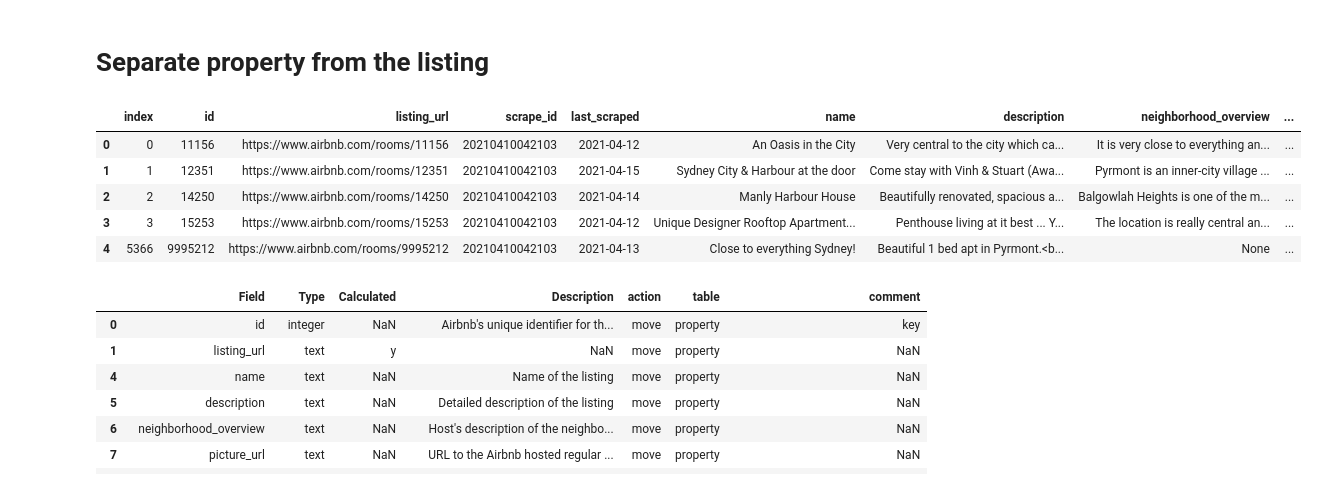
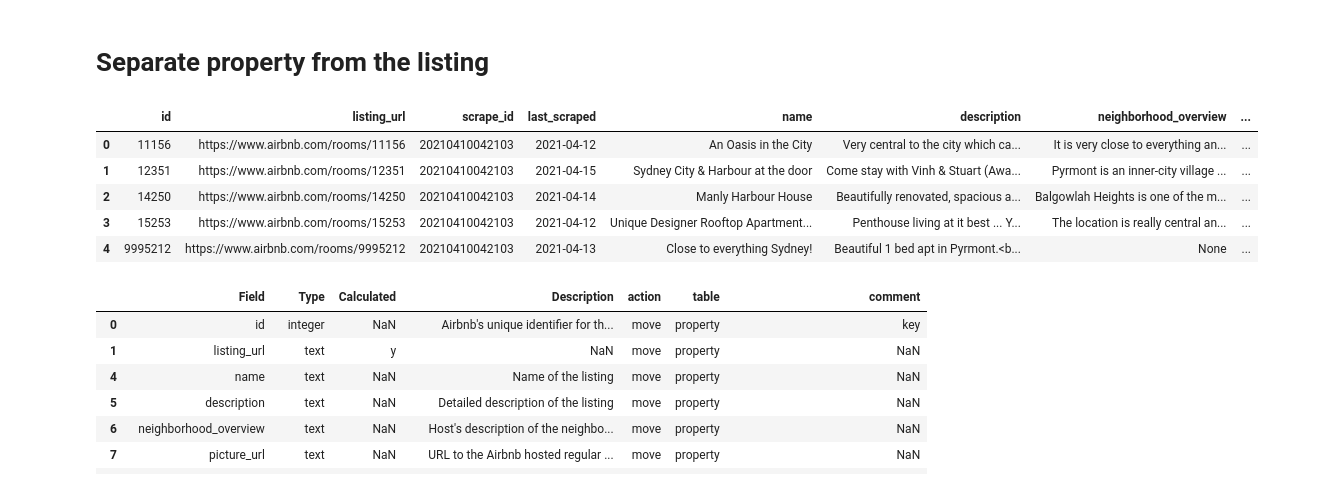
Before and after one commit to roger-yu-ds/bde_ass_2, a Jupyter notebook: notebooks/2_design_star_schema.ipynb, the cells around one changed output. Drawn from its saved outputs; the diff is of its cells as text; code cells hidden in the pictures.

Commit message:
Update EDA and star schema notebooks

```diff
--- a/notebooks/2_design_star_schema.ipynb
+++ b/notebooks/2_design_star_schema.ipynb
@@ -178,4 +234,0 @@ postgresql+psycopg2://airflow:airflow@localhost:5432/airflow
-# %%
-conn_string = get_connection_string(schema='raw')
-print(conn_string)
-engine = sa.create_engine('postgresql+psycopg2://airflow:airflow@postgres:5432/airflow')
@@ -361,23 +413,25 @@ False
 # %% [markdown]
 # Separate property from the listing
 # %%
+schema = 'raw'
 table_name = 'test_listing_df'
+
 query = f"""
 SELECT *
-FROM {table_name}
+FROM {schema}.{table_name}
 """
 
 db_df = pd.read_sql(con=engine,
                     sql=query)
 
 db_df.head()
 # %% [output]
-|  | index | id | listing_url | scrape_id | last_scraped | name | description | neighborhood_overview | ... |
-| 0 | 0 | 11156 | https://www.airbnb.com/rooms/11156 | 20210410042103 | 2021-04-12 | An Oasis in the City | Very central to the city which ca... | It is very close to everything an... | ... |
-| 1 | 1 | 12351 | https://www.airbnb.com/rooms/12351 | 20210410042103 | 2021-04-15 | Sydney City & Harbour at the door | Come stay with Vinh & Stuart (Awa... | Pyrmont is an inner-city village ... | ... |
-| 2 | 2 | 14250 | https://www.airbnb.com/rooms/14250 | 20210410042103 | 2021-04-14 | Manly Harbour House | Beautifully renovated, spacious a... | Balgowlah Heights is one of the m... | ... |
-| 3 | 3 | 15253 | https://www.airbnb.com/rooms/15253 | 20210410042103 | 2021-04-12 | Unique Designer Rooftop Apartment... | Penthouse living at it best ... Y... | The location is really central an... | ... |
-| 4 | 5366 | 9995212 | https://www.airbnb.com/rooms/9995212 | 20210410042103 | 2021-04-13 | Close to everything Sydney! | Beautiful 1 bed apt in Pyrmont.<b... | None | ... |
+|  | id | listing_url | scrape_id | last_scraped | name | description | neighborhood_overview | ... |
+| 0 | 11156 | https://www.airbnb.com/rooms/11156 | 20210410042103 | 2021-04-12 | An Oasis in the City | Very central to the city which ca... | It is very close to everything an... | ... |
+| 1 | 12351 | https://www.airbnb.com/rooms/12351 | 20210410042103 | 2021-04-15 | Sydney City & Harbour at the door | Come stay with Vinh & Stuart (Awa... | Pyrmont is an inner-city village ... | ... |
+| 2 | 14250 | https://www.airbnb.com/rooms/14250 | 20210410042103 | 2021-04-14 | Manly Harbour House | Beautifully renovated, spacious a... | Balgowlah Heights is one of the m... | ... |
+| 3 | 15253 | https://www.airbnb.com/rooms/15253 | 20210410042103 | 2021-04-12 | Unique Designer Rooftop Apartment... | Penthouse living at it best ... Y... | The location is really central an... | ... |
+| 4 | 9995212 | https://www.airbnb.com/rooms/9995212 | 20210410042103 | 2021-04-13 | Close to everything Sydney! | Beautiful 1 bed apt in Pyrmont.<b... | None | ... |
 # %%
 # Get the columns that would be moved the dimension tables
 schema = 'star'
```
Also changed, not shown: parts of 43 cells of this notebook, 1 other file.
